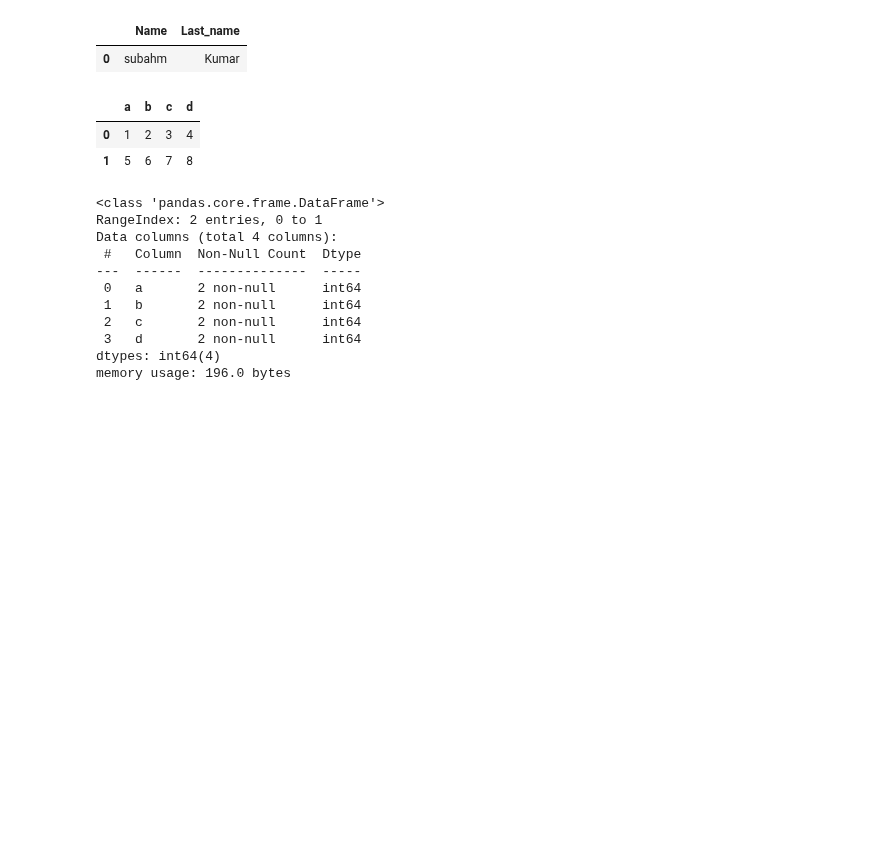
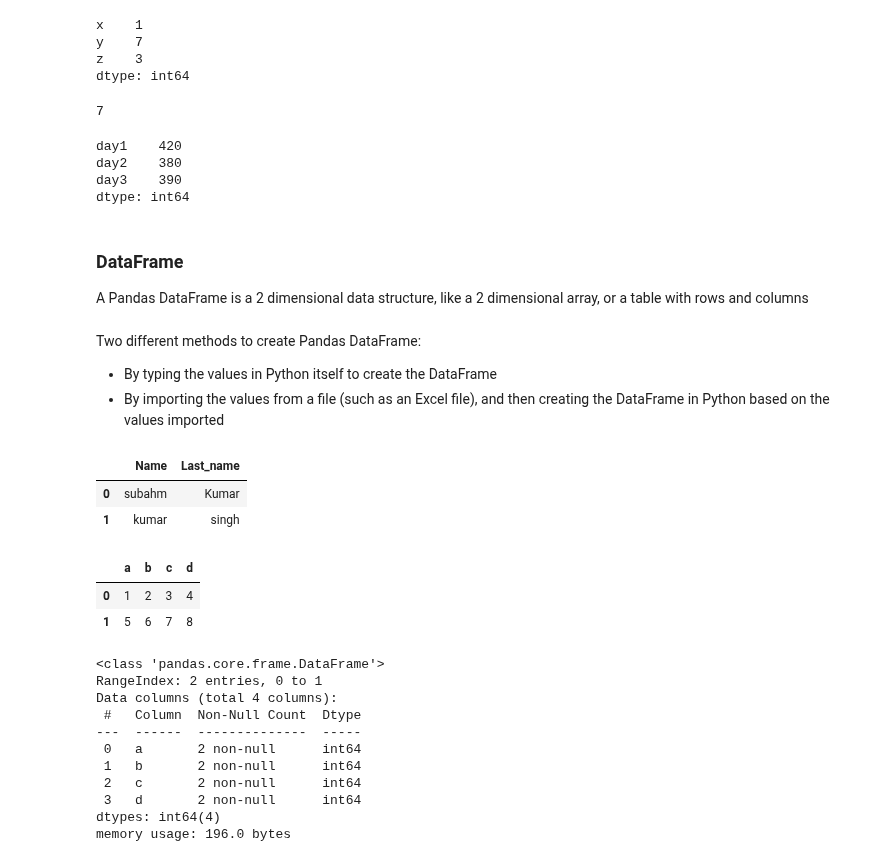
Before and after one commit to 960Subhamsingh/Data-Sciences, a Jupyter notebook: pandas/03-DataFrame/dataframe.ipynb, the cells around one changed output. Drawn from its saved outputs; the diff is of its cells as text; code cells hidden in the pictures; blank space fills up the shorter version.

Commit message:
Data Science

```diff
--- a/pandas/03-DataFrame/dataframe.ipynb
+++ b/pandas/03-DataFrame/dataframe.ipynb
@@ -3,9 +18,39 @@ import pandas as pd
+# %%
+var = pd.Series(a, index = ["x", "y", "z"])
+var
+# %% [output]
+x    1
+y    7
+z    3
+dtype: int64
+# %%
+var['y']
+# %% [output]
+7
+# %%
+calories = {"day1": 420, "day2": 380, "day3": 390}
+var = pd.Series(calories)
+var
+# %% [output]
+day1    420
+day2    380
+day3    390
+dtype: int64
+# %% [markdown]
+### DataFrame
+A Pandas DataFrame is a 2 dimensional data structure, like a 2 dimensional array, or a table with rows and columns
+# %% [markdown]
+Two different methods to create Pandas DataFrame:
+
++ By typing the values in Python itself to create the DataFrame
++ By importing the values from a file (such as an Excel file), and then creating the DataFrame in Python based on the values imported
 # %%
-data =pd.DataFrame({"Name": ['subahm'],"Last_name":['Kumar'] } )
+data =pd.DataFrame({"Name": ['subahm','kumar'],"Last_name":['Kumar','singh'] } )
 data
 # %% [output]
 |  | Name | Last_name |
 | 0 | subahm | Kumar |
+| 1 | kumar | singh |
 # %%
 df = pd.DataFrame(
     [[1,2,3,4],
```
Also changed, not shown: parts of 10 cells of this notebook, 6 other files.
